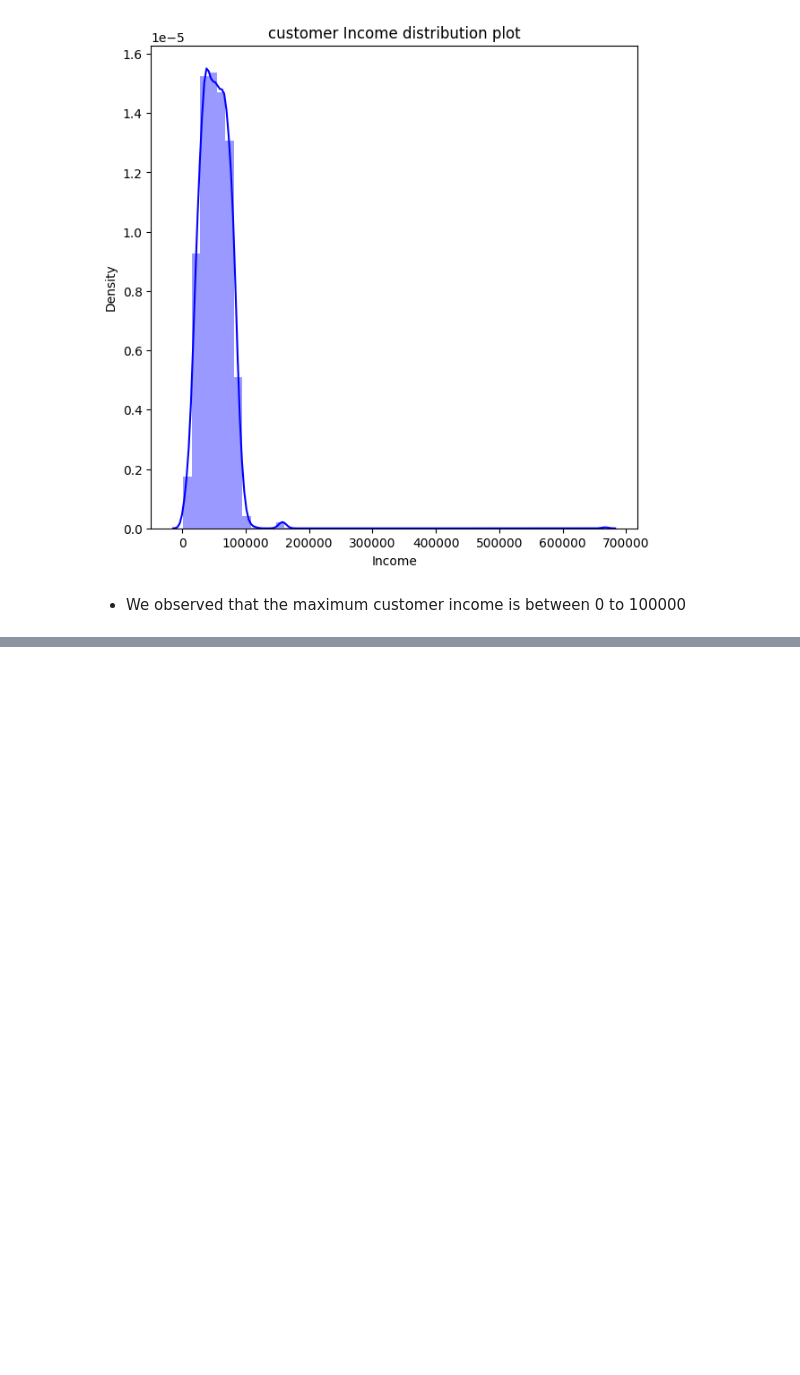
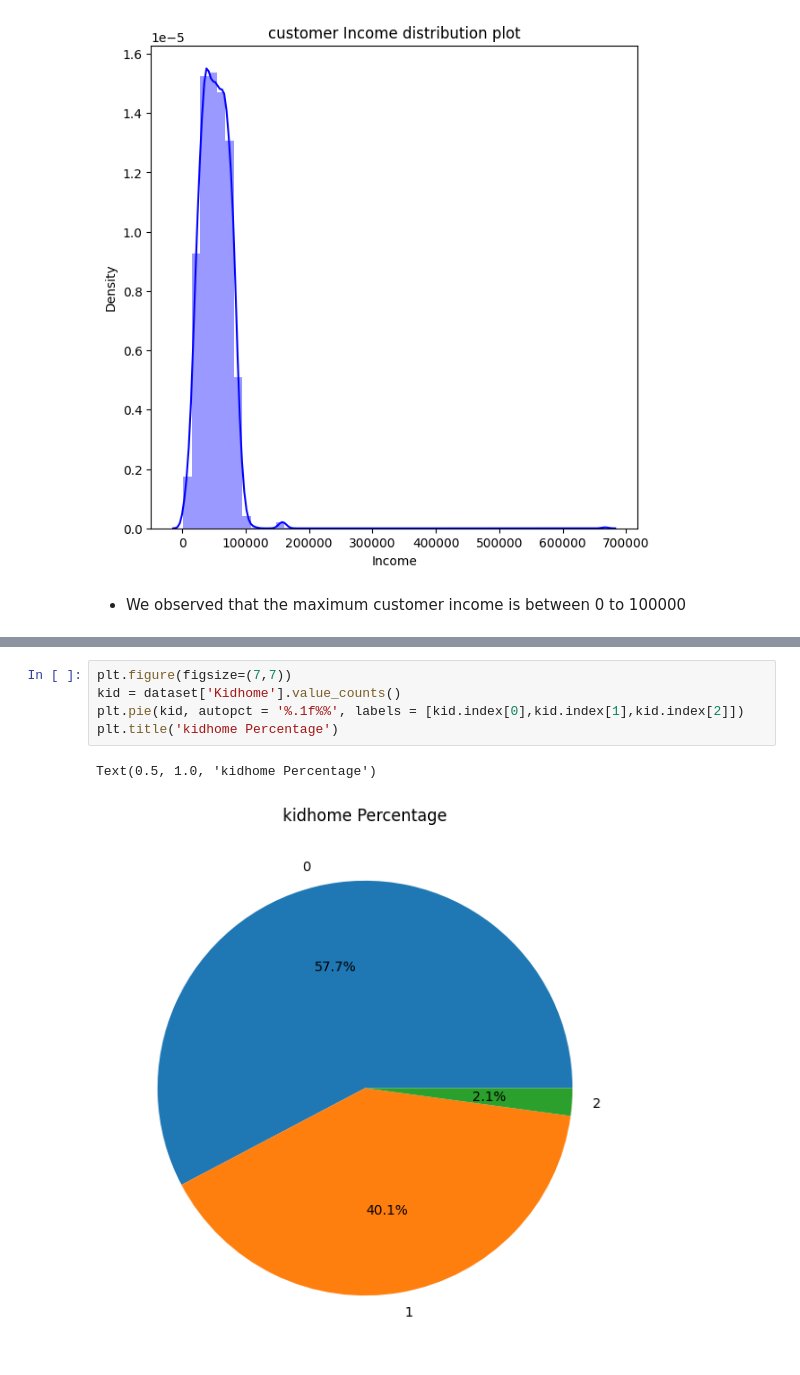
Before and after one commit to ShravanJadhav/CustomerPersonality_Analysis, a Jupyter notebook: CustomerPersonality.ipynb, the cells around one changed output, grey strips where cells are left out. Saved outputs shown, nothing was run; the diff lists cells and outputs as text; blank space fills up the shorter version.

```diff
--- a/CustomerPersonality.ipynb
+++ b/CustomerPersonality.ipynb
@@ -212,0 +228,8 @@ plt.show()
+# %%
+plt.figure(figsize=(7,7))
+kid = dataset['Kidhome'].value_counts()
+plt.pie(kid, autopct = '%.1f%%', labels = [kid.index[0],kid.index[1],kid.index[2]])
+plt.title('kidhome Percentage')
+# %% [output]
+Text(0.5, 1.0, 'kidhome Percentage')
+[figure, added]
```
Also changed, not shown: parts of 8 cells of this notebook.
